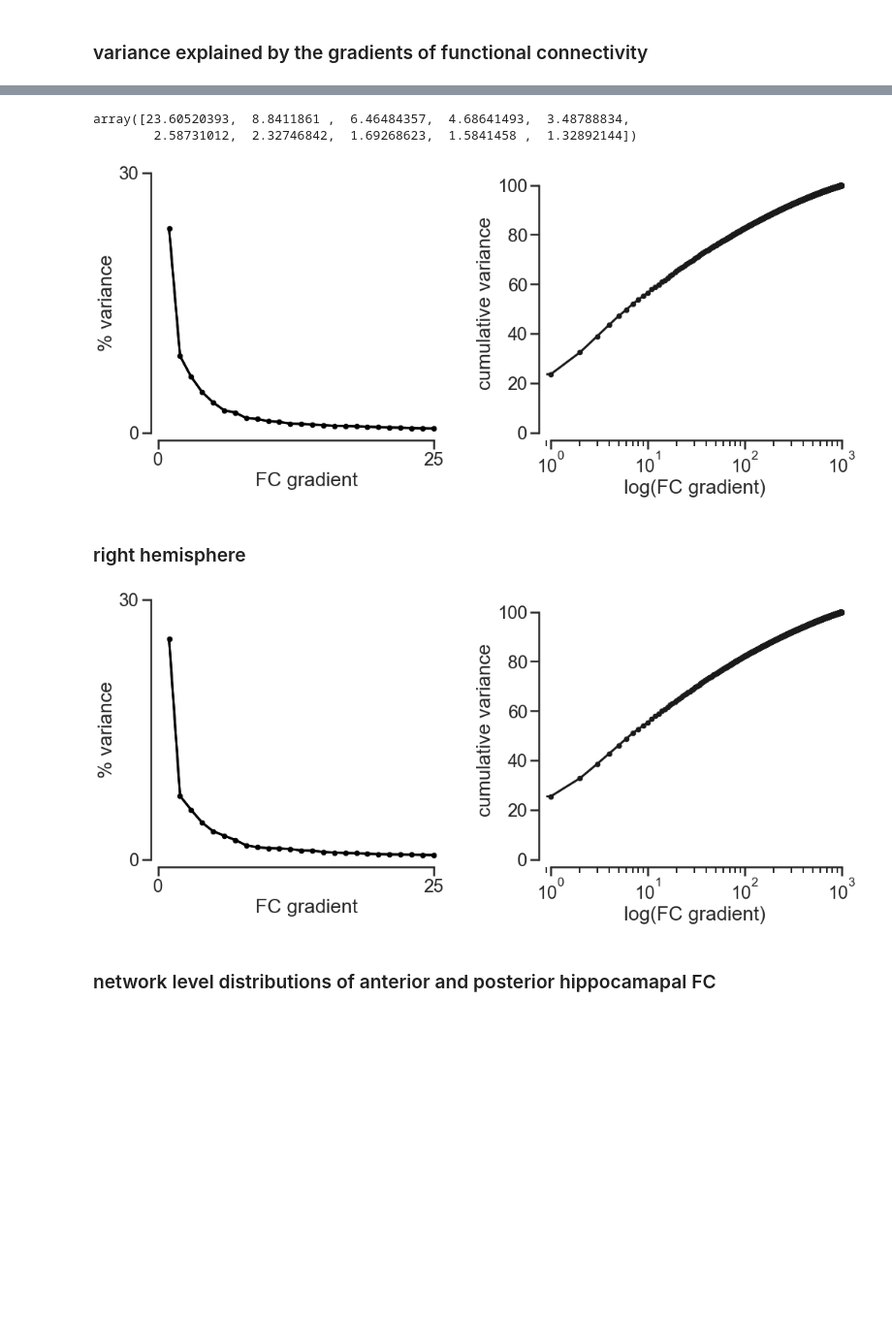
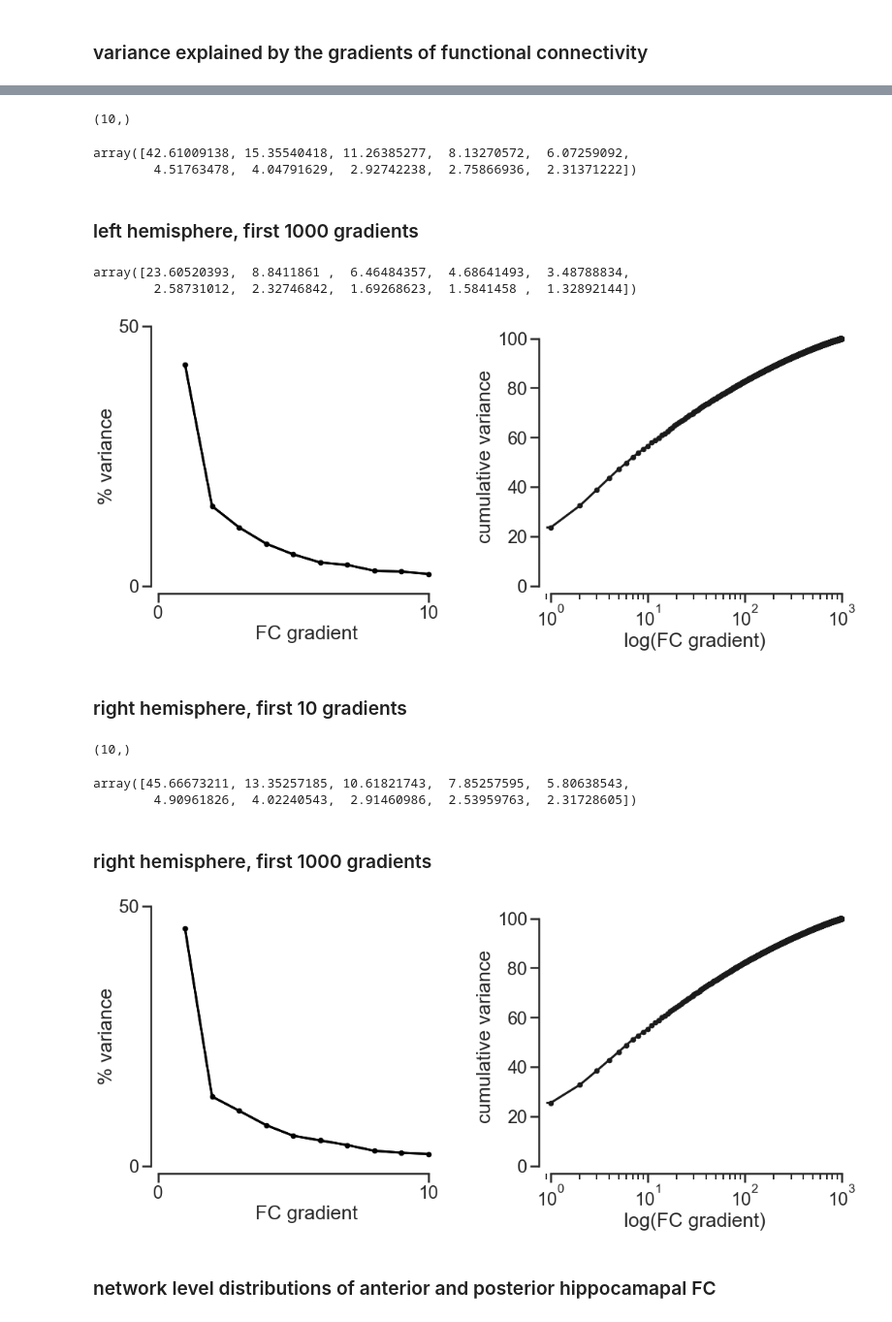
Before and after one commit to CNG-LAB/cngopen, a Jupyter notebook: hippocampus/scripts/results_supp_fig_02.ipynb, the cells around one changed output, grey strips where cells are left out. Shown at 97% size. Drawn from its saved outputs; the diff is of its cells as text; code cells hidden in the pictures; blank space fills up the shorter version.

Commit message:
variance by 10 gradients and 1000 gradients

```diff
--- a/hippocampus/scripts/results_supp_fig_02.ipynb
+++ b/hippocampus/scripts/results_supp_fig_02.ipynb
@@ -19,3 +27,14 @@ import plot_funcs
+# %%
+eig_val_MAIN.shape
+# %% [output]
+(10,)
+# %%
+perc_var_MAIN
+# %% [output]
+array([42.61009138, 15.35540418, 11.26385277,  8.13270572,  6.07259092,
+        4.51763478,  4.04791629,  2.92742238,  2.75866936,  2.31371222])
+# %% [markdown]
+### left hemisphere, first 1000 gradients
 # %%
 ddir = '../data/tout_group/'
 
@@ -35,14 +54,14 @@ sns.set_style("ticks")
 fig=plt.figure(figsize=(15,7))
 
 ax1 = fig.add_subplot(121)
-nums = np.arange(25)
+nums = np.arange(10)
 nums = nums +1
-plt.plot(nums, perc_var[0:25], color='black')
-plt.plot(nums, perc_var[0:25], color='black', marker='.', markersize=13)
-plt.xlim([0.5, 27])
-plt.xticks([0, 25])
-plt.ylim([0, 30])
-plt.yticks([0, 30])
+plt.plot(nums, perc_var_MAIN, color='black')
+plt.plot(nums, perc_var_MAIN, color='black', marker='.', markersize=13)
+plt.xlim([0.5, 11])
+plt.xticks([0, 10])
+plt.ylim([0, 50])
+plt.yticks([0, 50])
 plt.ylabel('% variance')
 plt.xlabel('FC gradient')
 
@@ -59,10 +78,31 @@ plt.xlabel('log(FC gradient)')
 sns.despine(offset=10, trim=True)
 fig.tight_layout()
 sns.set()
+
+#fig.savefig('../figures/variance_10_1000_grads.svg', dpi=200)
 # %% [output]
-[figure, old version]
+[figure, new version]
 # %% [markdown]
-### right hemisphere
+### right hemisphere, first 10 gradients
+# %%
+ddir = '../data/tout_group/'
+
+# get Gradients
+h2  = h5py.File(os.path.join(ddir, 'Hmean709connGradients_right.h5'), 'r');
+eig_val_MAIN = np.array(h2['lambdas_'])
+# percentage of varience per eigenvector
+perc_var_MAIN = eig_val_MAIN / np.sum(eig_val_MAIN)*100
+# %%
+perc_var_MAIN.shape
+# %% [output]
+(10,)
+# %%
+perc_var_MAIN
+# %% [output]
+array([45.66673211, 13.35257185, 10.61821743,  7.85257595,  5.80638543,
+        4.90961826,  4.02240543,  2.91460986,  2.53959763,  2.31728605])
+# %% [markdown]
+### right hemisphere, first 1000 gradients
 # %%
 ddir = '../data/tout_group/'
 
@@ -74,35 +115,37 @@ perc_var = eig_val / np.sum(eig_val)*100
 # %%
 sns.set_context('poster', font_scale=1.1)
 sns.set_style("ticks")
 fig=plt.figure(figsize=(15,7))
 
 ax1 = fig.add_subplot(121)
-nums = np.arange(25)
+nums = np.arange(10)
 nums = nums +1
-plt.plot(nums, perc_var[0:25], color='black')
-plt.plot(nums, perc_var[0:25], color='black', marker='.', markersize=13)
-plt.xlim([0.5, 27])
-plt.xticks([0, 25])
-plt.ylim([0, 30])
-plt.yticks([0, 30])
+plt.plot(nums, perc_var_MAIN, color='black')
+plt.plot(nums, perc_var_MAIN, color='black', marker='.', markersize=13)
+plt.xlim([0.5, 11])
+plt.xticks([0, 10])
+plt.ylim([0, 50])
+plt.yticks([0, 50])
 plt.ylabel('% variance')
 plt.xlabel('FC gradient')
 
 ax2 = fig.add_subplot(122)
 vals = np.cumsum(perc_var)
 vals = np.hstack((0,vals))
 ax2.semilogx(vals, marker='.', color='k', markersize=13)
 plt.ylim([0, 105])
 plt.xlim([0.9, 1050])
 plt.ylabel('cumulative variance')
 plt.xlabel('log(FC gradient)')
 
 
 sns.despine(offset=10, trim=True)
 fig.tight_layout()
 sns.set()
+
+#fig.savefig('../figures/variance_10_1000_grads_right.svg', dpi=200)
 # %% [output]
-[figure, old version]
+[figure, new version]
 # %% [markdown]
 ### network level distributions of anterior and posterior hippocamapal FC
 # %%
```
Also changed, not shown: parts of 3 cells of this notebook.
